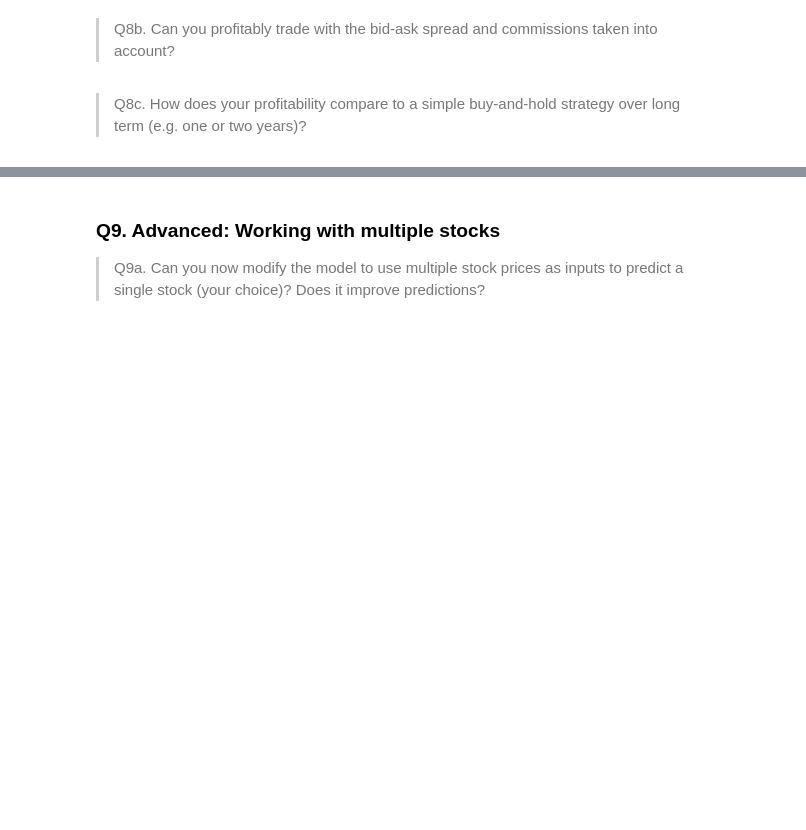
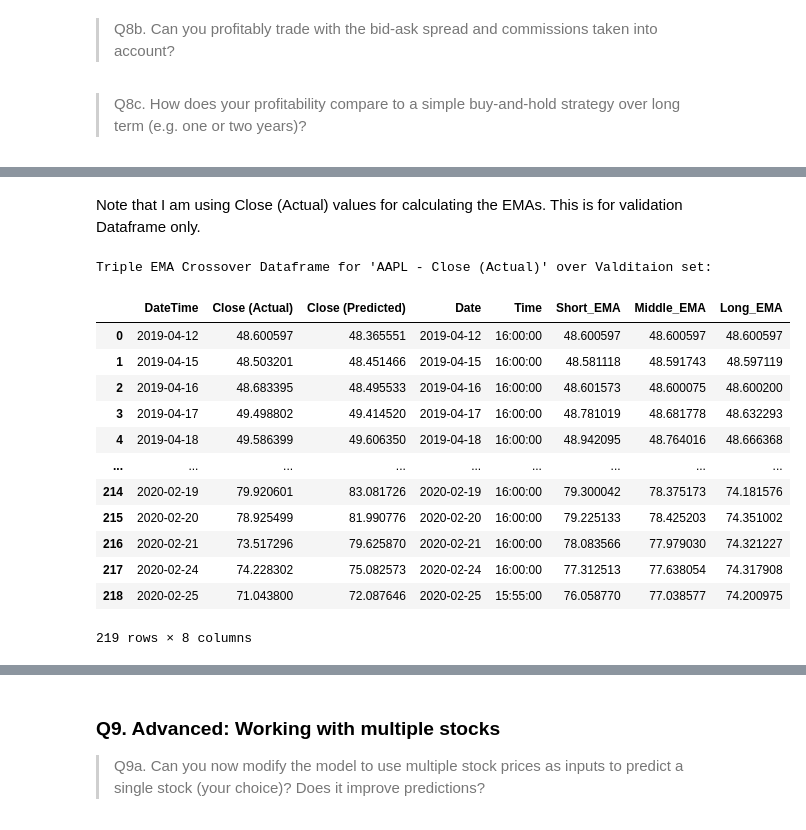
Before and after one commit to munish30monga/lstm_based_stock_trading_system, a Jupyter notebook: 22m2153.ipynb, the cells around one changed output, grey strips where cells are left out. Saved outputs shown, nothing was run; the diff lists cells and outputs as text; code cells hidden in the pictures; blank space fills up the shorter version.

```diff
--- a/22m2153.ipynb
+++ b/22m2153.ipynb
@@ -1878,3 +1863,0 @@ def create_tema_df_dict(pred_df_dict, column="Close(Actual)"):
-# %%
-tema_df_dict = create_tema_df_dict(pred_df_dict_valid, column = f"{predict} (Actual)")
-tema_df_dict[stocks[0]]
@@ -1938,0 +1896,2 @@ one or two years)?
+# %%
+model, pred_df_dict_valid, pred_df_dict_test = LSTM_main(stocks, hyperparameters, analyse=True, plot_loss=False, plot_actual_vs_pred=True)
@@ -1938,0 +1945,44 @@ one or two years)?
+# %%
+def create_tema_df_dict(pred_df_dict, column):
+    tema_df_dict = {}
+    for stock, df in pred_df_dict.items():
+        df = df.copy()
+        df.set_index('DateTime', inplace=True)
+
+        # Resampling the data to daily frequency for better visualization
+        if column == "Open":
+            df_daily = df.resample('D').first()
+        else:  # Assuming 'Close' or other column
+            df_daily = df.resample('D').last()
+
+        # Drop NaN rows which might occur if there's no data for some days
+        df_daily.dropna(inplace=True)
+
+        # Calculate the EMAs on the resampled data
+        df_daily['Short_EMA'] = df_daily[column].ewm(span=9, adjust=False).mean()
+        df_daily['Middle_EMA'] = df_daily[column].ewm(span=21, adjust=False).mean()
+        df_daily['Long_EMA'] = df_daily[column].ewm(span=55, adjust=False).mean()
+
+        tema_df_dict[stock] = df_daily.reset_index()
+    return tema_df_dict
+# %% [markdown]
+Note that I am using Close (Actual) values for calculating the EMAs. This is for validation Dataframe only.
+# %%
+tema_df_dict_valid = create_tema_df_dict(pred_df_dict_valid, column = f"{predict} (Actual)")
+print(f"Triple EMA Crossover Dataframe for '{stocks[0]} - {predict} (Actual)' over Valditaion set:")
+tema_df_dict_valid[stocks[0]]
+# %% [output]
+Triple EMA Crossover Dataframe for 'AAPL - Close (Actual)' over Valditaion set:
+|  | DateTime | Close (Actual) | Close (Predicted) | Date | Time | Short_EMA | Middle_EMA | Long_EMA |
+| 0 | 2019-04-12 | 48.600597 | 48.365551 | 2019-04-12 | 16:00:00 | 48.600597 | 48.600597 | 48.600597 |
+| 1 | 2019-04-15 | 48.503201 | 48.451466 | 2019-04-15 | 16:00:00 | 48.581118 | 48.591743 | 48.597119 |
+| 2 | 2019-04-16 | 48.683395 | 48.495533 | 2019-04-16 | 16:00:00 | 48.601573 | 48.600075 | 48.600200 |
+| 3 | 2019-04-17 | 49.498802 | 49.414520 | 2019-04-17 | 16:00:00 | 48.781019 | 48.681778 | 48.632293 |
+| 4 | 2019-04-18 | 49.586399 | 49.606350 | 2019-04-18 | 16:00:00 | 48.942095 | 48.764016 | 48.666368 |
+| ... | ... | ... | ... | ... | ... | ... | ... | ... |
+| 214 | 2020-02-19 | 79.920601 | 83.081726 | 2020-02-19 | 16:00:00 | 79.300042 | 78.375173 | 74.181576 |
+| 215 | 2020-02-20 | 78.925499 | 81.990776 | 2020-02-20 | 16:00:00 | 79.225133 | 78.425203 | 74.351002 |
+| 216 | 2020-02-21 | 73.517296 | 79.625870 | 2020-02-21 | 16:00:00 | 78.083566 | 77.979030 | 74.321227 |
+| 217 | 2020-02-24 | 74.228302 | 75.082573 | 2020-02-24 | 16:00:00 | 77.312513 | 77.638054 | 74.317908 |
+| 218 | 2020-02-25 | 71.043800 | 72.087646 | 2020-02-25 | 15:55:00 | 76.058770 | 77.038577 | 74.200975 |
+219 rows × 8 columns
```
Also changed, not shown: parts of 22 cells of this notebook.
